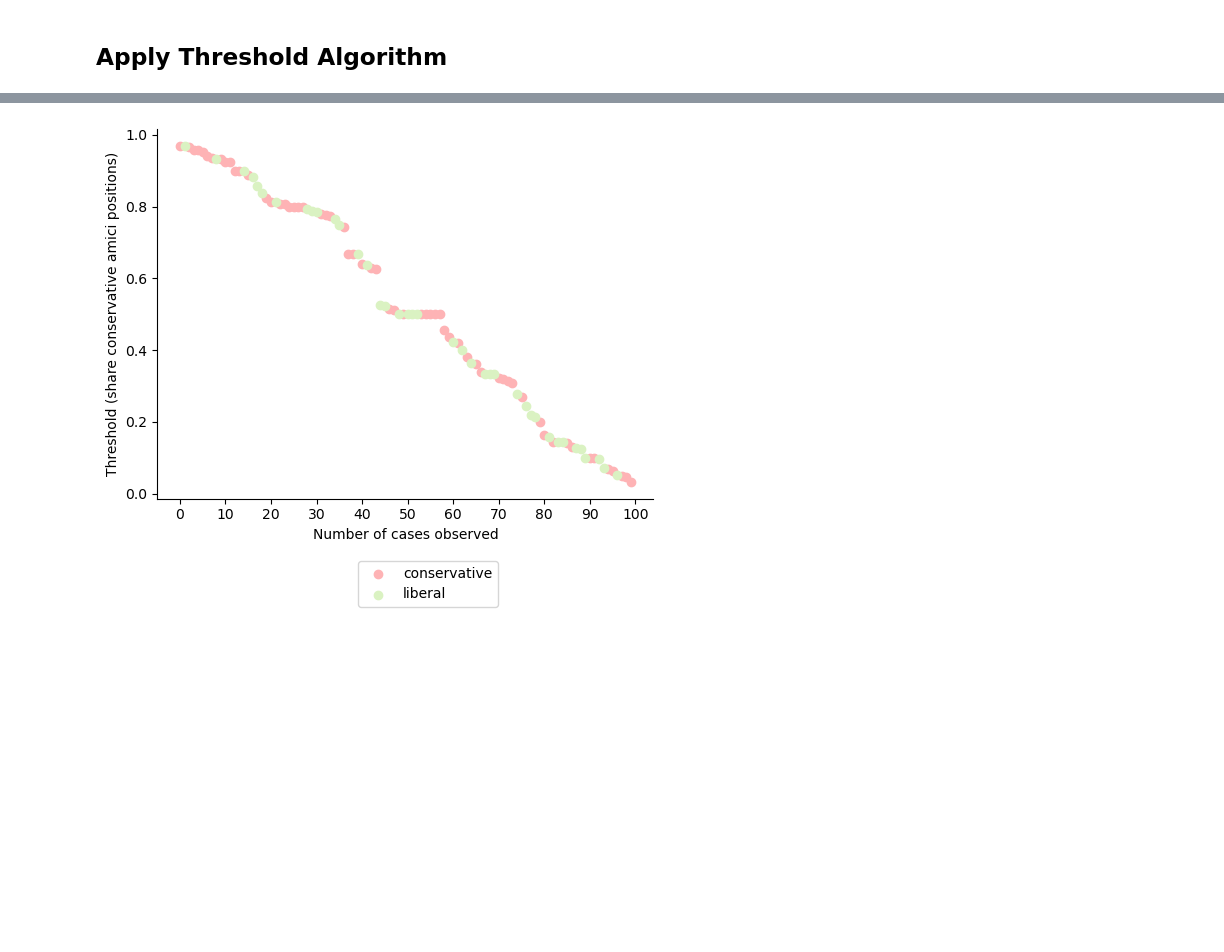
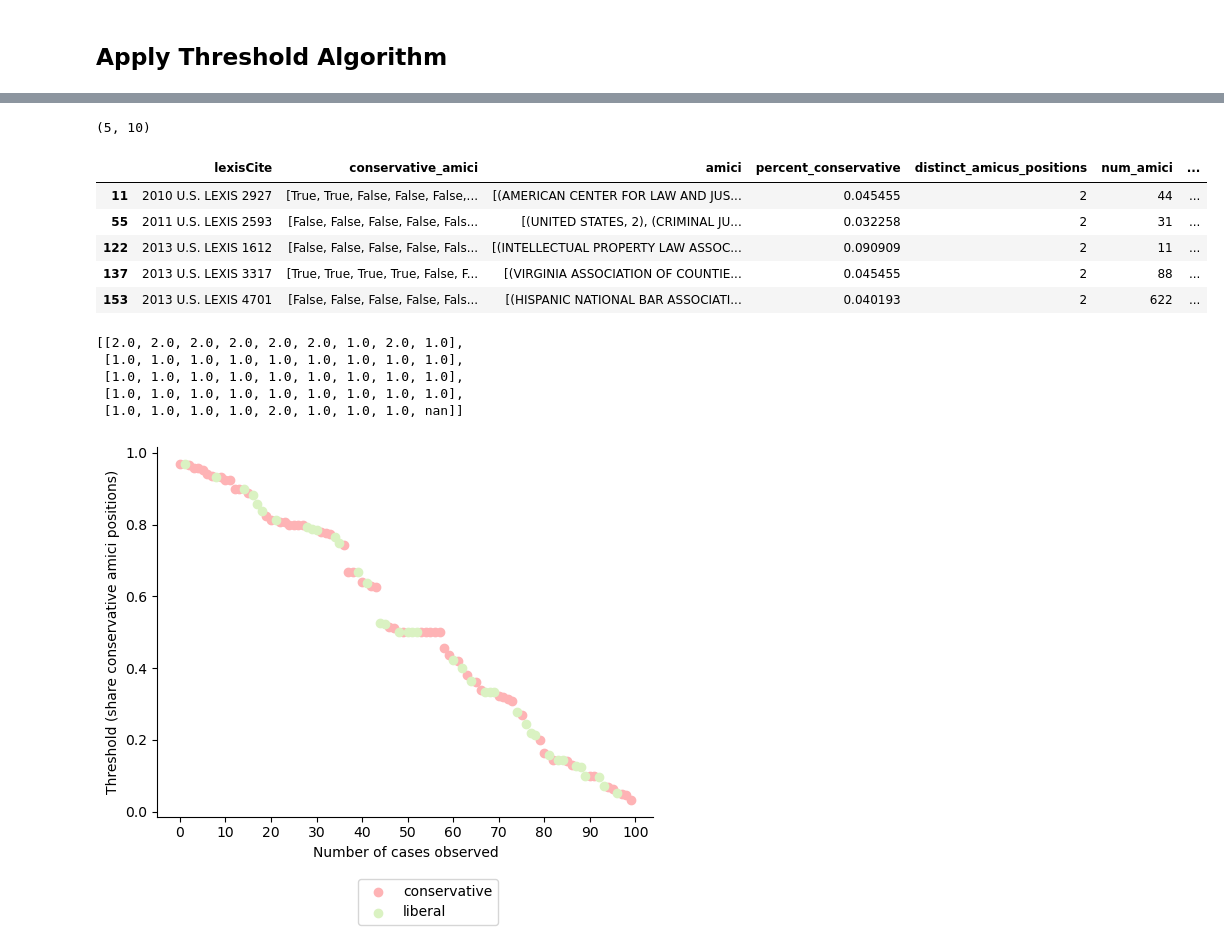
Before and after one commit to rbatra2000/info6850networks, a Jupyter notebook: main.ipynb, the cells around one changed output, grey strips where cells are left out. Cells and saved outputs as stored; diff of their text form; code cells hidden in the pictures; blank space fills up the shorter version.

```diff
--- a/main.ipynb
+++ b/main.ipynb
@@ -1065,3 +1050,25 @@ plotAmicusThresholds(df_plot, selected_judge)
+# %%
+# investigate contradictory cases
+print(df_selected.loc[(df_selected['percent_conservative'] < 0.1) & (df_selected['direction']==1)].shape)
+cases_sotomayor = df_selected.loc[(df_selected['percent_conservative'] < 0.1) & (df_selected['direction']==1), 'lexisCite']
+df_selected.loc[(df_selected['percent_conservative'] < 0.1) & (df_selected['direction']==1)]
+# %% [output]
+(5, 10)
+|  | lexisCite | conservative_amici | amici | percent_conservative | distinct_amicus_positions | num_amici | ... |
+| 11 | 2010 U.S. LEXIS 2927 | [True, True, False, False, False,... | [(AMERICAN CENTER FOR LAW AND JUS... | 0.045455 | 2 | 44 | ... |
+| 55 | 2011 U.S. LEXIS 2593 | [False, False, False, False, Fals... | [(UNITED STATES, 2), (CRIMINAL JU... | 0.032258 | 2 | 31 | ... |
+| 122 | 2013 U.S. LEXIS 1612 | [False, False, False, False, Fals... | [(INTELLECTUAL PROPERTY LAW ASSOC... | 0.090909 | 2 | 11 | ... |
+| 137 | 2013 U.S. LEXIS 3317 | [True, True, True, True, False, F... | [(VIRGINIA ASSOCIATION OF COUNTIE... | 0.045455 | 2 | 88 | ... |
+| 153 | 2013 U.S. LEXIS 4701 | [False, False, False, False, Fals... | [(HISPANIC NATIONAL BAR ASSOCIATI... | 0.040193 | 2 | 622 | ... |
+# %%
+# list of lists of directions of each justice in cases where sotomayor voted conservatively
+[[y[2] for y in x] for x in df_filt.loc[df_filt.index.isin(cases_sotomayor), 'justices']]
+# %% [output]
+[[2.0, 2.0, 2.0, 2.0, 2.0, 2.0, 1.0, 2.0, 1.0],
+ [1.0, 1.0, 1.0, 1.0, 1.0, 1.0, 1.0, 1.0, 1.0],
+ [1.0, 1.0, 1.0, 1.0, 1.0, 1.0, 1.0, 1.0, 1.0],
+ [1.0, 1.0, 1.0, 1.0, 1.0, 1.0, 1.0, 1.0, 1.0],
+ [1.0, 1.0, 1.0, 1.0, 2.0, 1.0, 1.0, 1.0, nan]]
 # %%
 # learn thresholds for each justice using the filtered data
 for i in ['SAAlito', 'JGRoberts', 'SSotomayor']:
```
Also changed, not shown: parts of 24 cells of this notebook, 7 other files.
